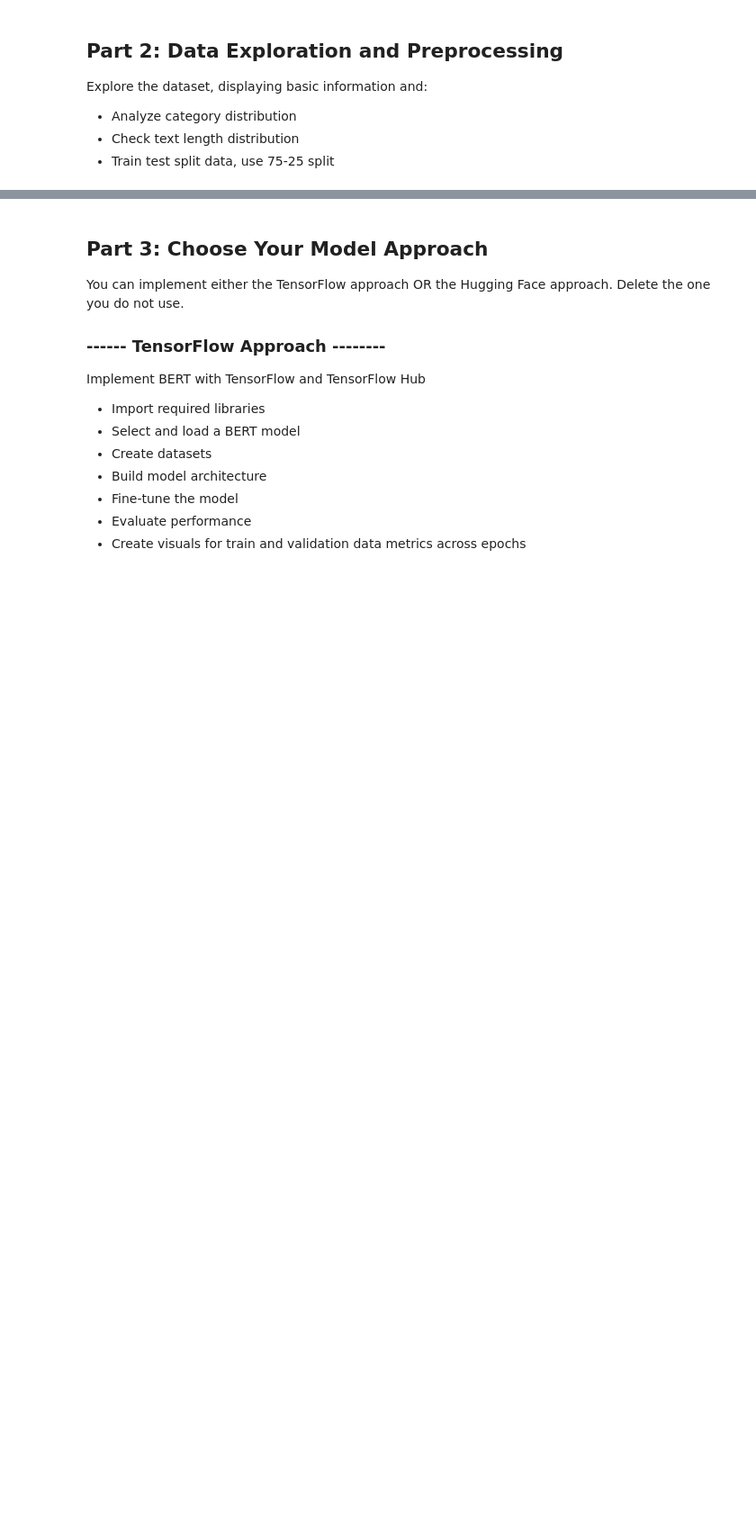
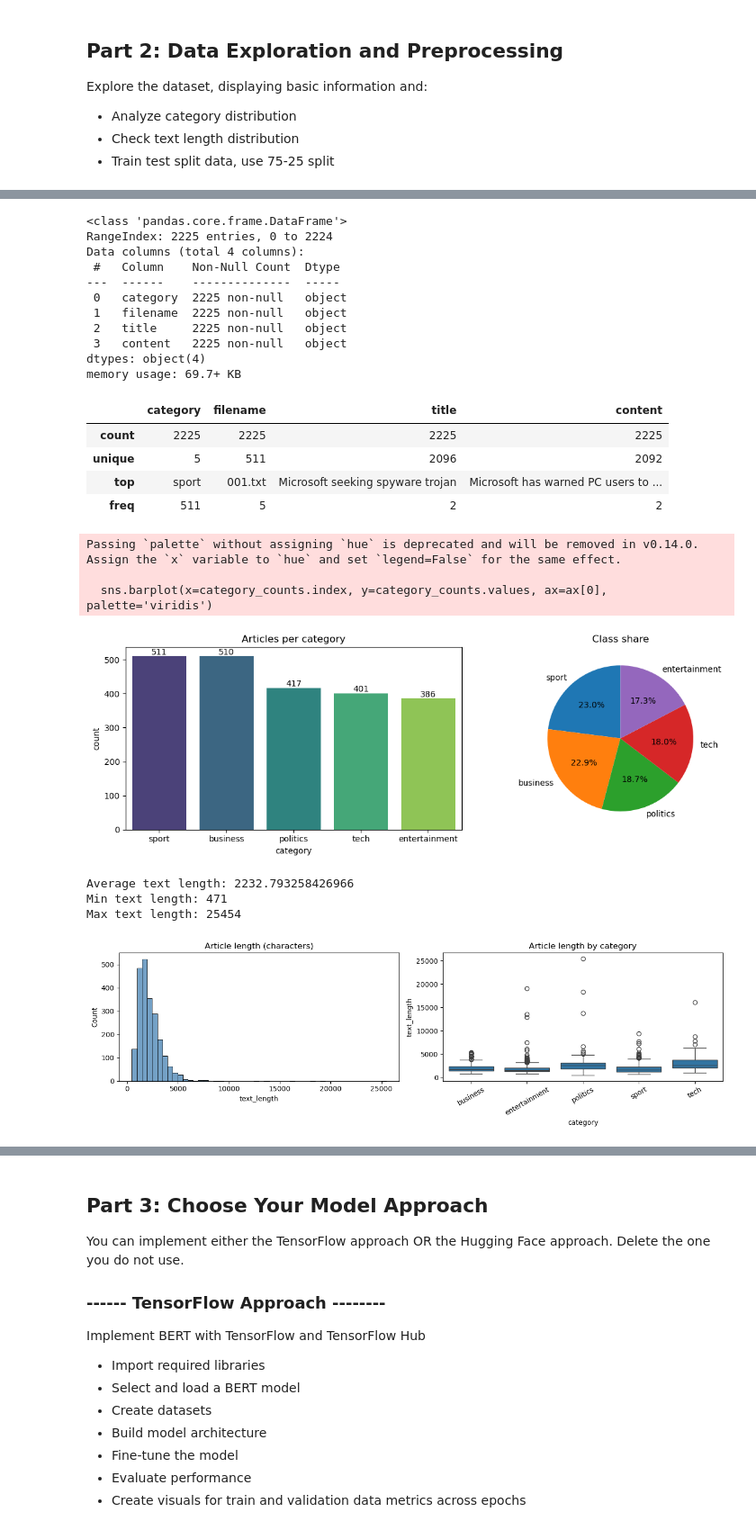
Before and after one commit to Gyrith/BBC-News-BERT-Classification, a Jupyter notebook: bert_classification_lab.ipynb, the cells around one changed output, grey strips where cells are left out. Shown at 90% size. Saved outputs shown, nothing was run; the diff lists cells and outputs as text; code cells hidden in the pictures; blank space fills up the shorter version.

```diff
--- a/bert_classification_lab.ipynb
+++ b/bert_classification_lab.ipynb
@@ -39,4 +48,4 @@ set_seed()
 # %%
 # Load the data from csv file
-df = None
+df = pd.read_csv('bbc_news_data.csv', sep='\t')
 df.head()
@@ -49,29 +65,43 @@ Explore the dataset, displaying basic information and:
 - Train test split data, use 75-25 split
 # %%
 # Explore the first 10 rows
-None
+display(df.head(10))
 
 # Basic info and describe
-None
+df.info()
+display(df.describe(include='all'))
 
 # Category distribution
-category_counts = None
+category_counts = df['category'].value_counts()
 category_counts
 
 # Visualize category distribution
-None
+fig, ax = plt.subplots(1, 2, figsize=(12, 4))
+sns.barplot(x=category_counts.index, y=category_counts.values, ax=ax[0], palette='viridis')
+ax[0].set_title('Articles per category'); ax[0].set_ylabel('count')
+for i, v in enumerate(category_counts.values):
+    ax[0].text(i, v + 4, str(v), ha='center')
+ax[1].pie(category_counts.values, labels=category_counts.index, autopct='%1.1f%%', startangle=90)
+ax[1].set_title('Class share')
+plt.tight_layout(); plt.show()
 
 # Text length analysis
-df['text_length'] = None
+df['text_length'] = df['content'].str.len()
 print(f"Average text length: {df['text_length'].mean()}")
 print(f"Min text length: {df['text_length'].min()}")
 print(f"Max text length: {df['text_length'].max()}")
 
 # Visualize text length by category
-None
+fig, ax = plt.subplots(1, 2, figsize=(13, 4))
+sns.histplot(df['text_length'], bins=50, ax=ax[0], color='steelblue')
+ax[0].set_title('Article length (characters)')
+sns.boxplot(data=df, x='category', y='text_length', ax=ax[1])
+ax[1].set_title('Article length by category'); ax[1].tick_params(axis='x', rotation=30)
+plt.tight_layout(); plt.show()
 
 # Check for missing values
-None
+print("Missing values per column")
+print(df.isnull().sum())
 
 # Map category labels to integers for classification
 categories = list(df['category'].unique())
@@ -83,9 +113,9 @@ df.rename(columns={'content': 'text'}, inplace=True)
 
 # Split into train, validation, and test sets, make sure to stratify based on category, keep features and target together for now
 # First, create train+validation and test sets
-train_val_df, test_df = None
+train_val_df, test_df = train_test_split(df, test_size=0.25, stratify=df['category'], random_state=42)
 # Then split train+validation into separate train and validation sets
-train_df, val_df = None
+train_df, val_df = train_test_split(train_val_df, test_size=0.2, stratify=train_val_df['category'], random_state=42)
 
 print(f"Training set size: {len(train_df)}")
 print(f"Validation set size: {len(val_df)}")
@@ -98,3 +128,4 @@ print("\nCategory distribution in validation set:")
 print(val_df['category'].value_counts())
 print("\nCategory distribution in test set:")
 print(test_df['category'].value_counts())
+# %% [output]
@@ -100,0 +143,24 @@ print(test_df['category'].value_counts())
+<class 'pandas.core.frame.DataFrame'>
+RangeIndex: 2225 entries, 0 to 2224
+Data columns (total 4 columns):
+ #   Column    Non-Null Count  Dtype
+---  ------    --------------  -----
+ 0   category  2225 non-null   object
+ 1   filename  2225 non-null   object
+ 2   title     2225 non-null   object
+ 3   content   2225 non-null   object
+dtypes: object(4)
+memory usage: 69.7+ KB
+|  | category | filename | title | content |
+| count | 2225 | 2225 | 2225 | 2225 |
+| unique | 5 | 511 | 2096 | 2092 |
+| top | sport | 001.txt | Microsoft seeking spyware trojan | Microsoft has warned PC users to ... |
+| freq | 511 | 5 | 2 | 2 |
+Passing `palette` without assigning `hue` is deprecated and will be removed in v0.14.0. Assign the `x` variable to `hue` and set `legend=False` for the same effect.
+
+  sns.barplot(x=category_counts.index, y=category_counts.values, ax=ax[0], palette='viridis')
+[figure, added]
+Average text length: 2232.793258426966
+Min text length: 471
+Max text length: 25454
+[figure, added]
```
Also changed, not shown: parts of 4 cells of this notebook, 1 other file.
